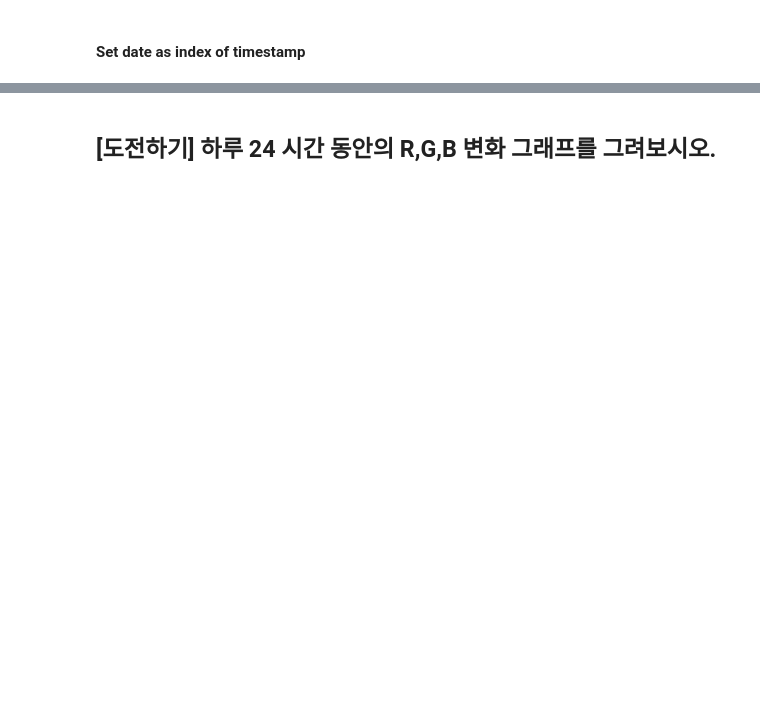
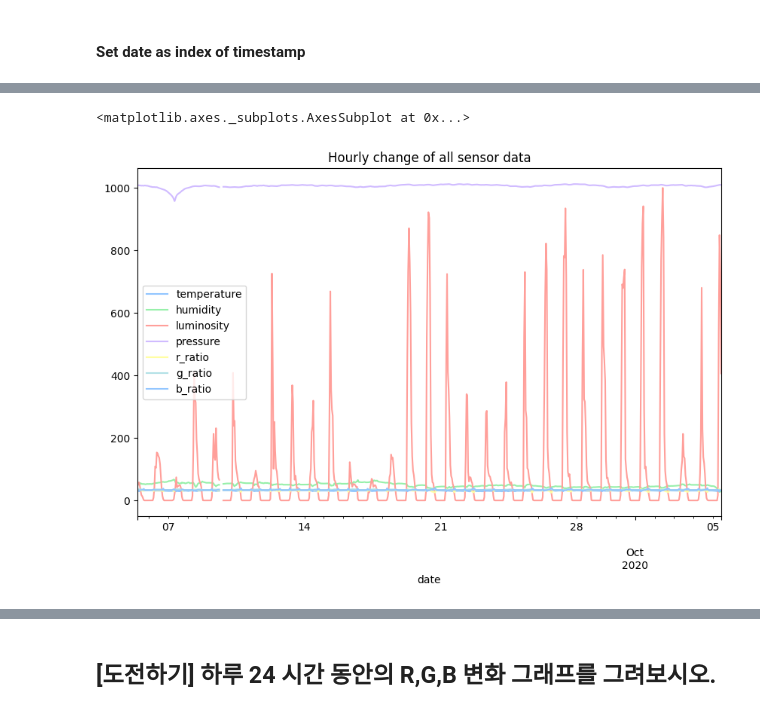
Before and after one commit to w2j1y12/pdm17, a Jupyter notebook: py-pandas/pandas_6_iot_nano33.ipynb, the cells around one changed output, grey strips where cells are left out. Cells and saved outputs as stored; diff of their text form; code cells hidden in the pictures; blank space fills up the shorter version.

```diff
--- a/py-pandas/pandas_6_iot_nano33.ipynb
+++ b/py-pandas/pandas_6_iot_nano33.ipynb
@@ -237,8 +549,11 @@ iot_data.resample('H').mean().shape, iot_data.resample('H').mean().info()
 # %%
 #  Plot mean of the iot data per every hour
 iot_data.resample('H').mean().plot(figsize=(10,6),
-                                   title='Hourly change of temperature, humidity, and luminosity') #,
+                                   title='Hourly change of all sensor data') #,
                                 #    ylim=[0,500])
+# %% [output]
+<matplotlib.axes._subplots.AxesSubplot at 0x...>
+[figure, added]
 # %%
 #  Plot mean of the iot data per every minute
 iot_data[['r_ratio', 'g_ratio', 'b_ratio']].resample('H').mean().plot(figsize=(10,6),
```
Also changed, not shown: parts of 71 cells of this notebook.
